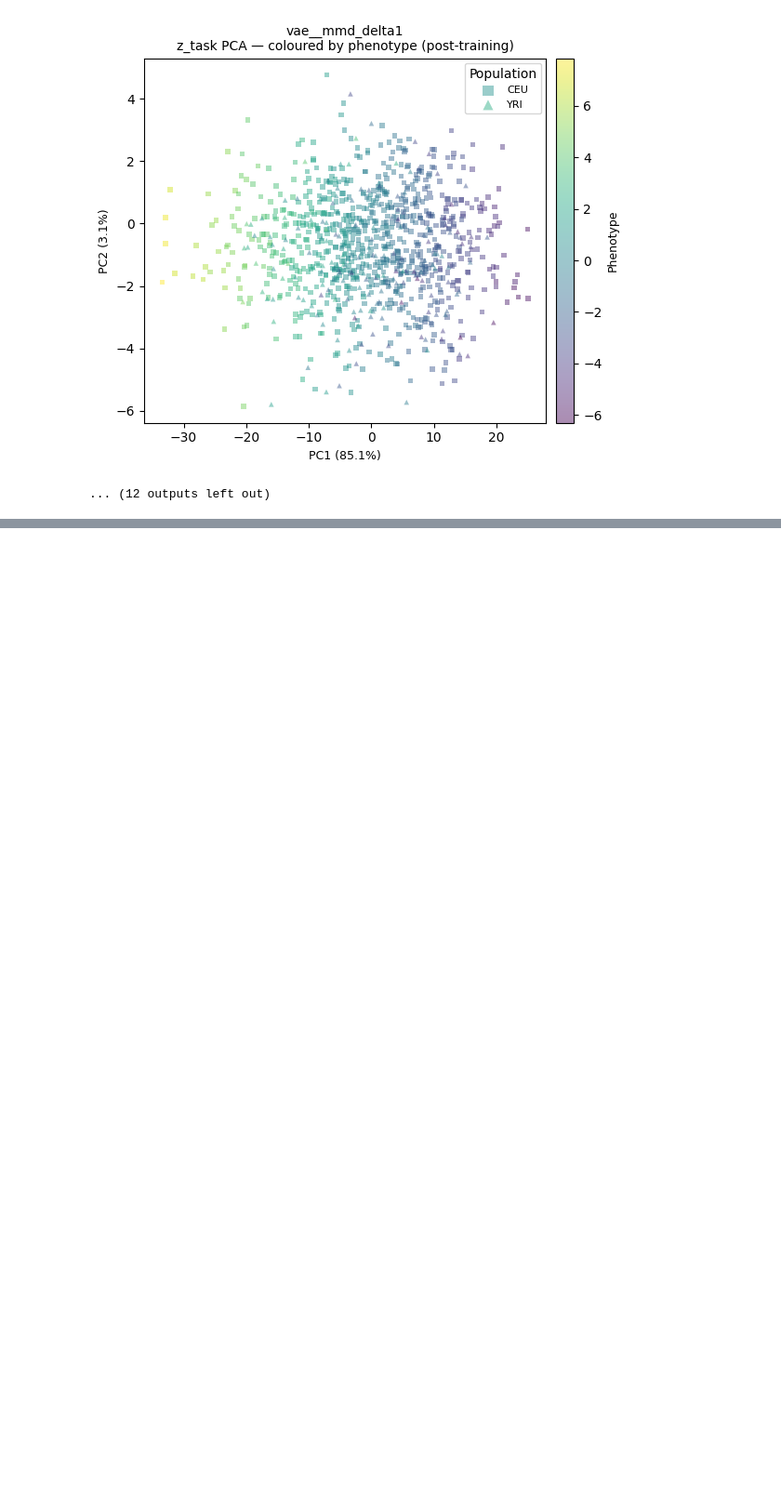
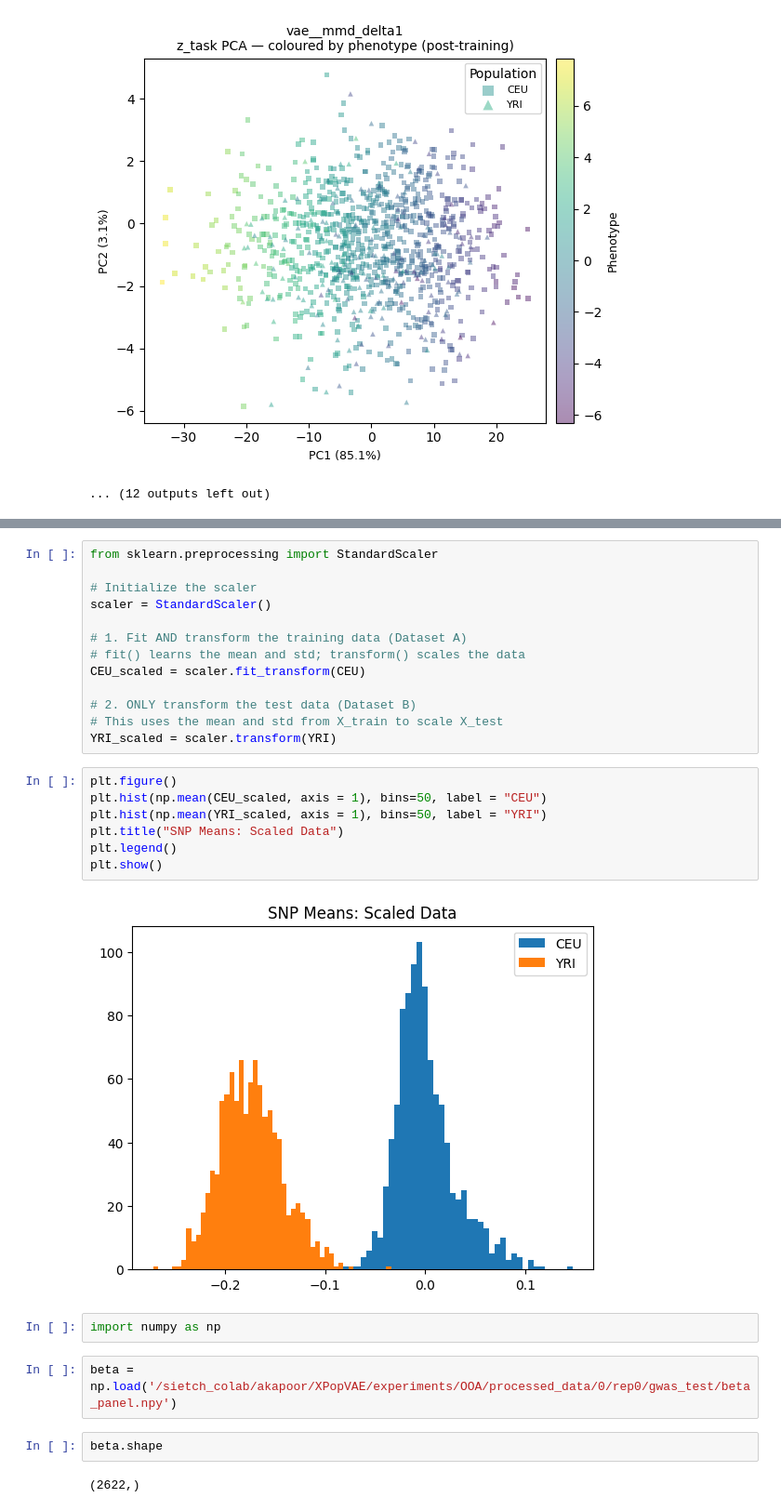
Before and after one commit to ak1376/XPopVAE, a Jupyter notebook: notebooks/latent_population_structure.ipynb, the cells around one changed output, grey strips where cells are left out. Shown at 93% size. Cells and saved outputs as stored; diff of their text form; blank space fills up the shorter version.

```diff
--- a/notebooks/latent_population_structure.ipynb
+++ b/notebooks/latent_population_structure.ipynb
@@ -248,0 +273,30 @@ Silhouette score (higher = more stratified):
+# %%
+from sklearn.preprocessing import StandardScaler
+
+# Initialize the scaler
+scaler = StandardScaler()
+
+# 1. Fit AND transform the training data (Dataset A)
+# fit() learns the mean and std; transform() scales the data
+CEU_scaled = scaler.fit_transform(CEU)
+
+# 2. ONLY transform the test data (Dataset B)
+# This uses the mean and std from X_train to scale X_test
+YRI_scaled = scaler.transform(YRI)
+# %%
+plt.figure()
+plt.hist(np.mean(CEU_scaled, axis = 1), bins=50, label = "CEU")
+plt.hist(np.mean(YRI_scaled, axis = 1), bins=50, label = "YRI")
+plt.title("SNP Means: Scaled Data")
+plt.legend()
+plt.show()
+# %% [output]
+[figure, added]
+# %%
+import numpy as np
+# %%
+beta = np.load('/sietch_colab/akapoor/XPopVAE/experiments/OOA/processed_data/0/rep0/gwas_test/beta_panel.npy')
+# %%
+beta.shape
+# %% [output]
+(2622,)
```
Also changed, not shown: parts of 8 cells of this notebook, 3 other files.
